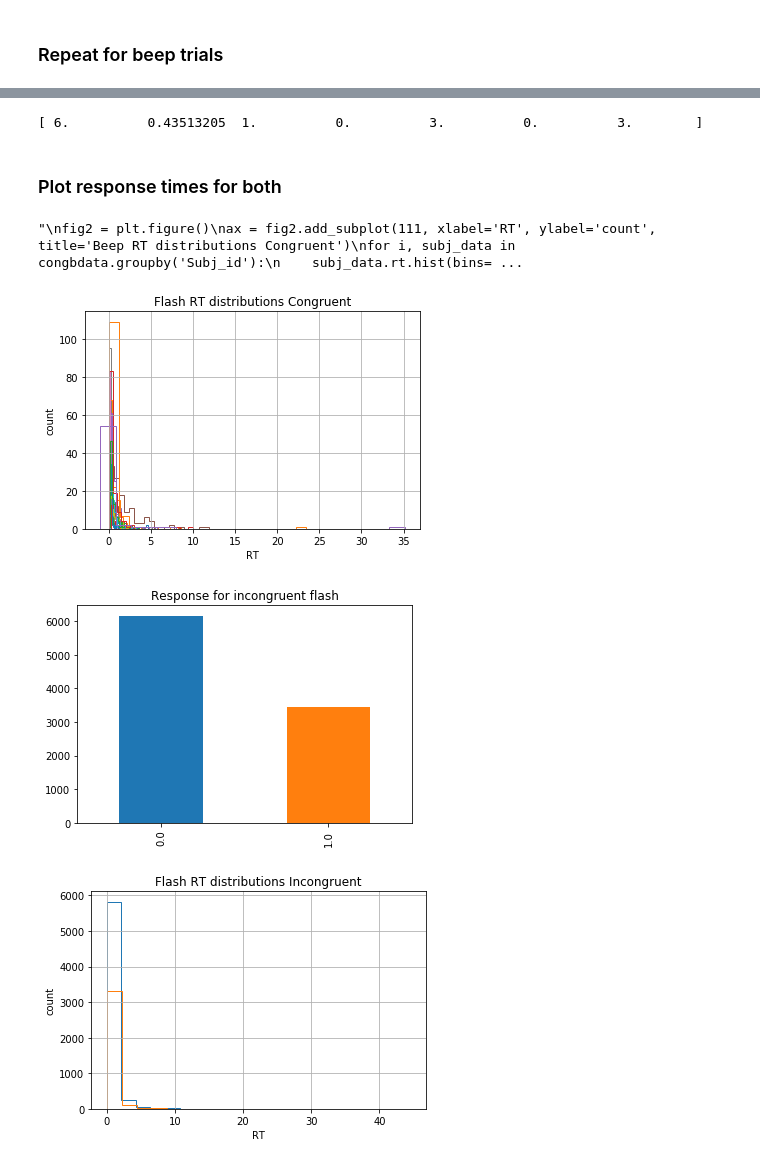
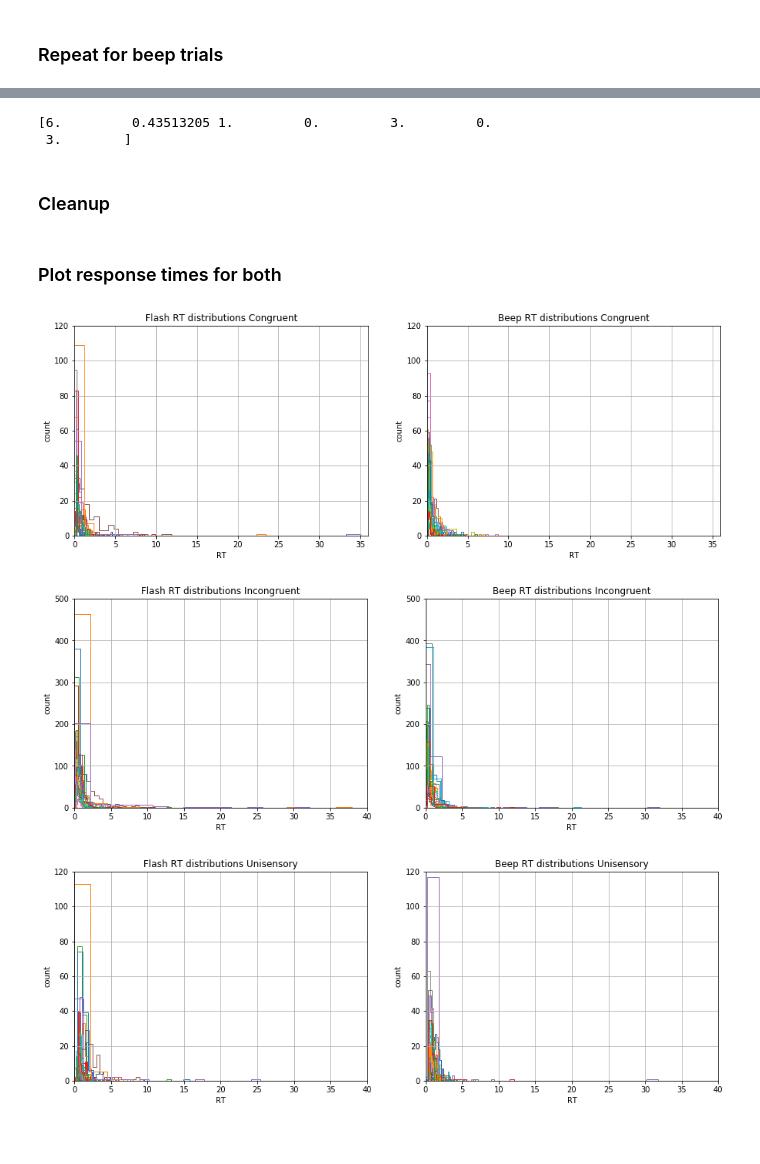
Before and after one commit to chauedwin/NumerosityHDDM, a Jupyter notebook: NumerosityHDDM.ipynb, the cells around one changed output, grey strips where cells are left out. Drawn from its saved outputs; the diff is of its cells as text; code cells hidden in the pictures.

Commit message:
clean code

```diff
--- a/NumerosityHDDM.ipynb
+++ b/NumerosityHDDM.ipynb
@@ -110,0 +111,4 @@ print(trialsf[1])
+# %%
+for rows in trialsf:
+    if rows[1] < 0 or rows[1] > 10:
+        print(rows)
@@ -218,7 +261,8 @@ resptimes = resptimes[1:]
 trialsb = np.insert(trialsb, 1, resptimes, axis = 1)
 print(trialsb[1])
 # %% [output]
-[ 6.          0.43513205  1.          0.          3.          0.          3.        ]
+[6.         0.43513205 1.         0.         3.         0.
+ 3.        ]
 # %%
 # congruent
 congb = np.empty((1,7))
@@ -243,42 +287,56 @@ unib = unib[1:]
 congbdata = pd.DataFrame(congb, columns=['Subj_id', 'rt', 'response', 'flashpres', 'beeppres', 'flashrep', 'beeprep'])
 incongbdata = pd.DataFrame(incongb, columns=['Subj_id', 'rt', 'response', 'flashpres', 'beeppres', 'flashrep', 'beeprep'])
 unibdata = pd.DataFrame(unib, columns=['Subj_id', 'rt', 'response', 'flashpres', 'beeppres', 'flashrep', 'beeprep'])
+# %% [markdown]
+### Cleanup
 # %% [markdown]
 ### Plot response times for both
 # %%
+#test = hddm.utils.flip_errors(congfdata)
 
-
-fig = plt.figure()
-ax = fig.add_subplot(111, xlabel='RT', ylabel='count', title='Flash RT distributions Congruent')
+# compare congruent
+congfig = plt.figure(figsize=(15, 5))
+ax = congfig.add_subplot(121, xlabel='RT', ylabel='count', title='Flash RT distributions Congruent')
+ax.set_xlim([0, 36])
+ax.set_ylim([0, 120])
 for i, subj_data in congfdata.groupby('Subj_id'):
     subj_data.rt.hist(bins=20, histtype='step', ax=ax)
-fig.show()
-'''
-fig2 = plt.figure()
-ax = fig2.add_subplot(111, xlabel='RT', ylabel='count', title='Beep RT distributions Congruent')
+# one row has -1 rt
+
+ax = congfig.add_subplot(122, xlabel='RT', ylabel='count', title='Beep RT distributions Congruent')
+ax.set_xlim([0, 36])
+ax.set_ylim([0, 120])
 for i, subj_data in congbdata.groupby('Subj_id'):
     subj_data.rt.hist(bins=20, histtype='step', ax=ax)
 
-fig3 = plt.figure()
-ax = fig3.add_subplot(111, xlabel='RT', ylabel='count', title='Flash RT distributions Incongruent')
+# compare incongruent
+incongfig = plt.figure(figsize=(15, 5))
+ax = incongfig.add_subplot(121, xlabel='RT', ylabel='count', title='Flash RT distributions Incongruent')
+ax.set_xlim([0, 40])
+ax.set_ylim([0, 500])
 for i, subj_data in incongfdata.groupby('Subj_id'):
     subj_data.rt.hist(bins=20, histtype='step', ax=ax)
 
-fig4 = plt.figure()
-ax = fig4.add_subplot(111, xlabel='RT', ylabel='count', title='Beep RT distributions Incongruent')
+ax = incongfig.add_subplot(122, xlabel='RT', ylabel='count', title='Beep RT distributions Incongruent')
+ax.set_xlim([0, 40])
+ax.set_ylim([0, 500])
 for i, subj_data in incongbdata.groupby('Subj_id'):
     subj_data.rt.hist(bins=20, histtype='step', ax=ax)
 
-fig5 = plt.figure()
-ax = fig5.add_subplot(111, xlabel='RT', ylabel='count', title='Flash RT distributions Unisensory')
+# compare unisensory
+unifig = plt.figure(figsize=(15, 5))
+ax = unifig.add_subplot(121, xlabel='RT', ylabel='count', title='Flash RT distributions Unisensory')
+ax.set_xlim([0, 40])
+ax.set_ylim([0, 120])
 for i, subj_data in unifdata.groupby('Subj_id'):
     subj_data.rt.hist(bins=20, histtype='step', ax=ax)
 
-fig6 = plt.figure()
-ax = fig6.add_subplot(111, xlabel='RT', ylabel='count', title='Beep RT distributions Unisensory')
+ax = unifig.add_subplot(122, xlabel='RT', ylabel='count', title='Beep RT distributions Unisensory')
+ax.set_xlim([0, 40])
+ax.set_ylim([0, 120])
 for i, subj_data in unibdata.groupby('Subj_id'):
     subj_data.rt.hist(bins=20, histtype='step', ax=ax)
-'''
 # %% [output]
-"\nfig2 = plt.figure()\nax = fig2.add_subplot(111, xlabel='RT', ylabel='count', title='Beep RT distributions Congruent')\nfor i, subj_data in congbdata.groupby('Subj_id'):\n    subj_data.rt.hist(bins= ...
-[figure, old version]
+[figure, new version]
+[figure, added]
+[figure, added]
@@ -293,11 +342,0 @@ for i, subj_data in congfdata.groupby('response'):
-# %%
-incongfdata['response'].value_counts().plot(kind='bar')
-plt.title("Response for incongruent flash")
-
-fig = plt.figure()
-ax = fig.add_subplot(111, xlabel='RT', ylabel='count', title='Flash RT distributions Incongruent')
-for i, subj_data in incongfdata.groupby('response'):
-    subj_data.rt.hist(bins=20, histtype='step', ax=ax)
-# %% [output]
-[figure, removed]
-[figure, removed]
```
Also changed, not shown: parts of 10 cells of this notebook.
